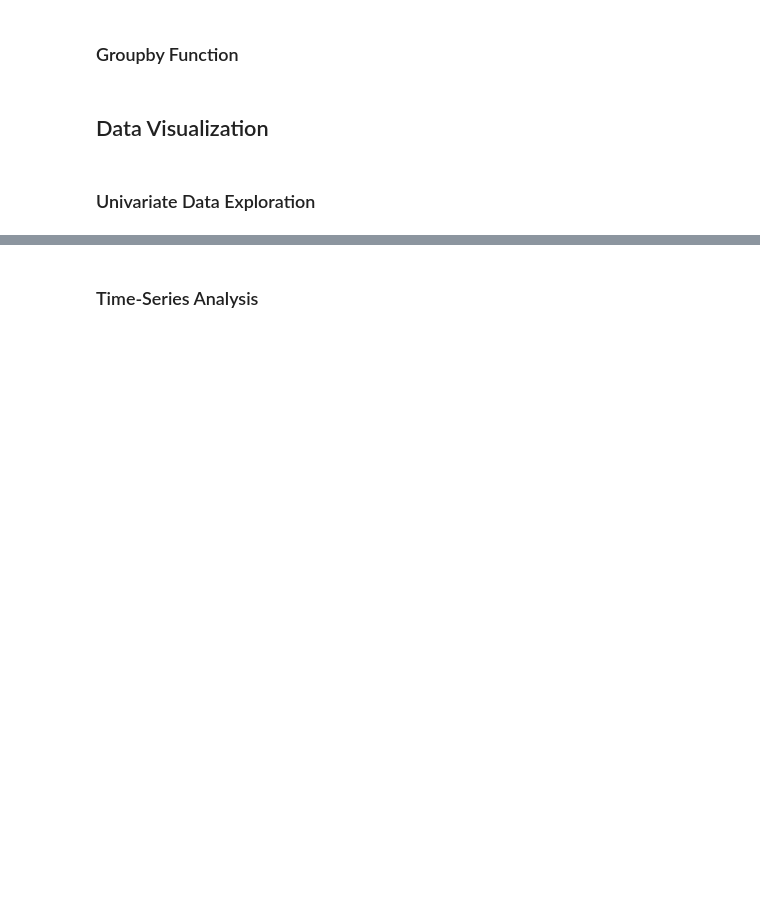
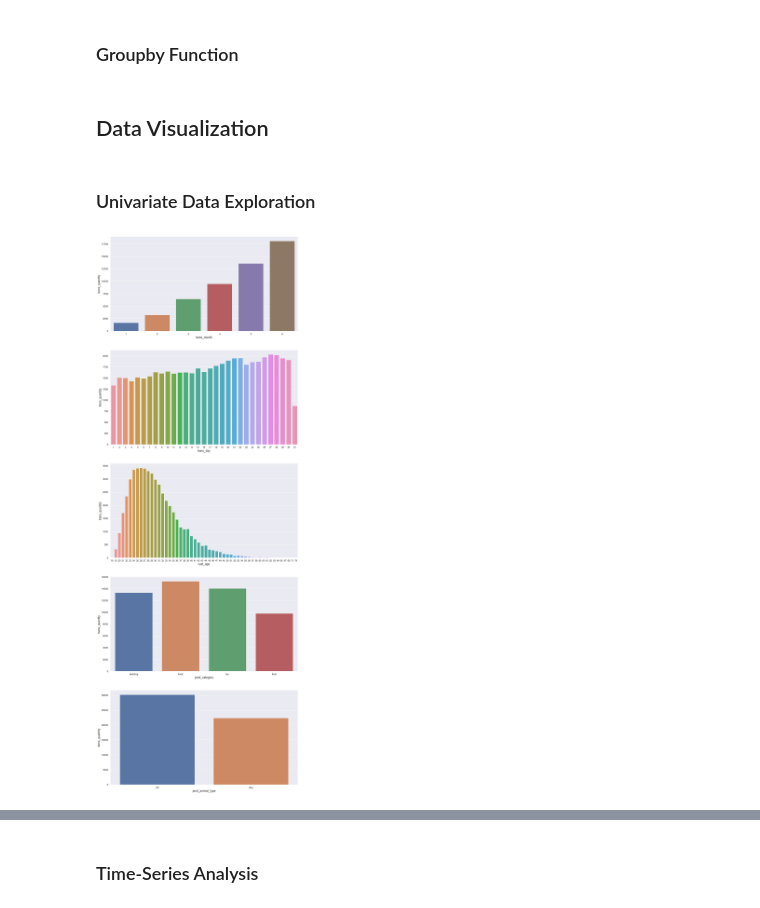
Before and after one commit to dennislamcv1/MetaMarketingAnalytics, a Jupyter notebook: Introduction to Data Analytics/Capstone Project.ipynb, the cells around one changed output, grey strips where cells are left out. Cells and saved outputs as stored; diff of their text form; code cells hidden in the pictures; blank space fills up the shorter version.

```diff
--- a/Introduction to Data Analytics/Capstone Project.ipynb
+++ b/Introduction to Data Analytics/Capstone Project.ipynb
@@ -271,0 +279,29 @@ plt.show()
+# %%
+fig, ax = plt.subplots(5,1, sharex=False, figsize=(16,48))
+#fig.suptitle('Main Title', y=0.7)
+
+
+sns.barplot(x="trans_month", y="trans_quantity", data=df, ci=None, estimator=sum, ax=ax[0])
+#ax[0].set_title('Title of the first chart')
+#ax[0].tick_params('x', labelrotation=45)
+
+sns.barplot(x="trans_day", y="trans_quantity", data=df, ci=None, estimator=sum, ax=ax[1])
+#ax[1].set_title('Title of the second chart')
+#ax[1].tick_params('x', labelrotation=45)
+
+sns.barplot(x="cust_age", y="trans_quantity", data=df, ci=None, estimator=sum, ax=ax[2])
+#ax[2].set_title('Title of the second chart')
+#ax[2].tick_params('x', labelrotation=45)
+
+
+sns.barplot(x="prod_category", y="trans_quantity", data=df, ci=None, estimator=sum, ax=ax[3])
+#ax[3].set_title('')
+#ax[3].tick_params('x', labelrotation=45)
+
+sns.barplot(x="prod_animal_type", y="trans_quantity", data=df, ci=None, estimator=sum, ax=ax[4])
+#ax[3].set_title('')
+#ax[3].tick_params('x', labelrotation=45)
+
+plt.show()
+# %% [output]
+[figure, added]
```
Also changed, not shown: parts of 12 cells of this notebook, 7 other files.
